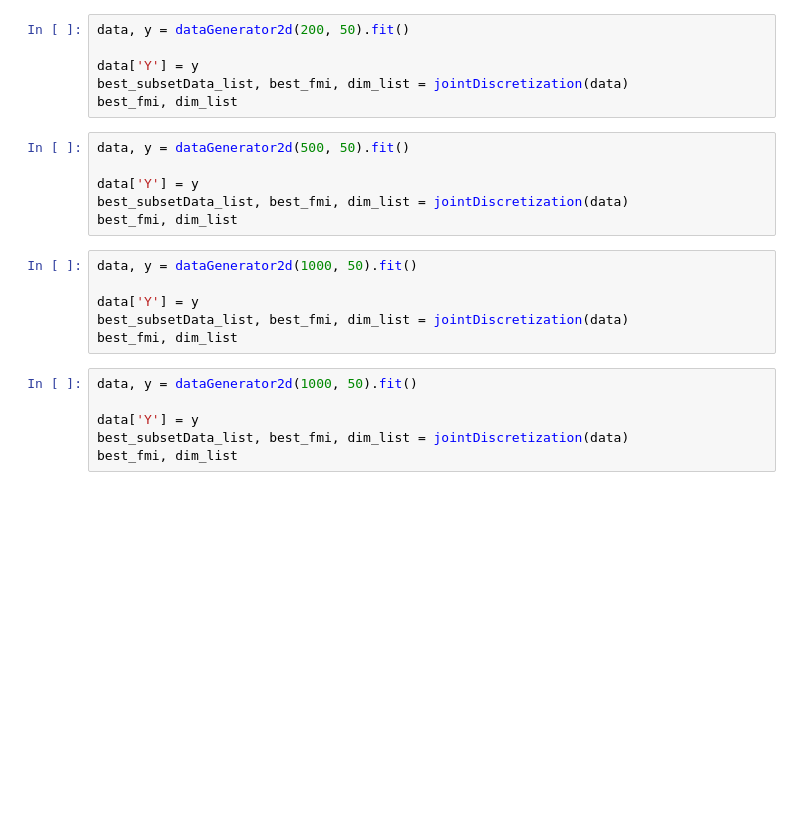
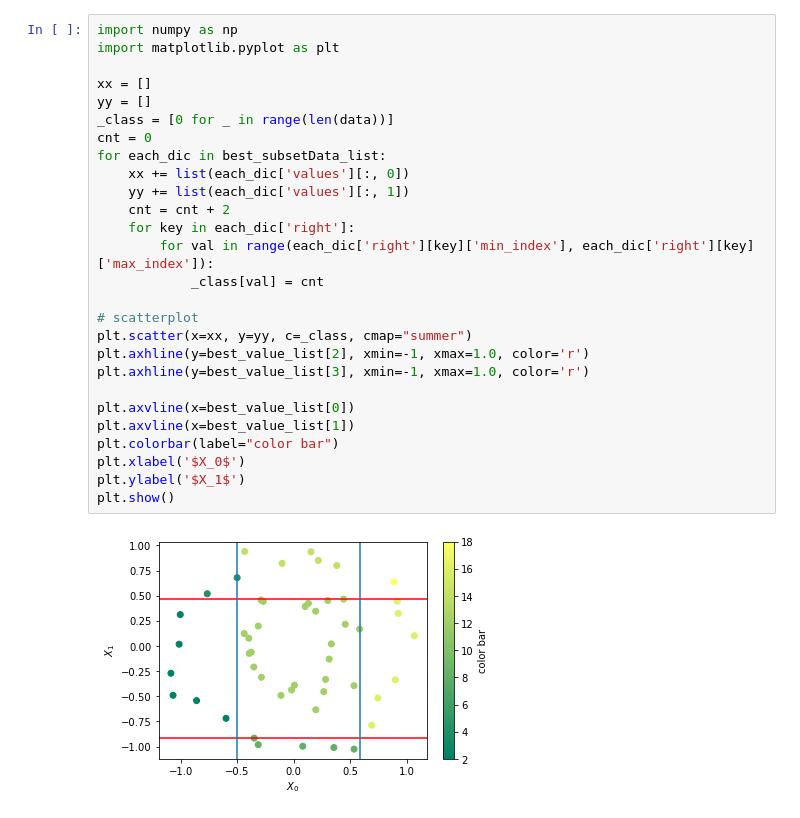
Before and after one commit to YiwenLu-yiwen/PhD, a Jupyter notebook: Trees/efficiency_joint_discretization.ipynb, the cells around one changed output. Saved outputs shown, nothing was run; the diff lists cells and outputs as text; blank space fills up the shorter version.

```diff
--- a/Trees/efficiency_joint_discretization.ipynb
+++ b/Trees/efficiency_joint_discretization.ipynb
@@ -20,24 +73,29 @@ best_fmi, dim_list
-# %%
-data, y = dataGenerator2d(200, 50).fit()
-
-data['Y'] = y
-best_subsetData_list, best_fmi, dim_list = jointDiscretization(data)
-best_fmi, dim_list
-# %%
-data, y = dataGenerator2d(500, 50).fit()
-
-data['Y'] = y
-best_subsetData_list, best_fmi, dim_list = jointDiscretization(data)
-best_fmi, dim_list
-# %%
-data, y = dataGenerator2d(1000, 50).fit()
-
-data['Y'] = y
-best_subsetData_list, best_fmi, dim_list = jointDiscretization(data)
-best_fmi, dim_list
-# %%
-data, y = dataGenerator2d(1000, 50).fit()
-
-data['Y'] = y
-best_subsetData_list, best_fmi, dim_list = jointDiscretization(data)
-best_fmi, dim_list
+# %%
+import numpy as np
+import matplotlib.pyplot as plt
+
+xx = []
+yy = []
+_class = [0 for _ in range(len(data))]
+cnt = 0
+for each_dic in best_subsetData_list:
+    xx += list(each_dic['values'][:, 0])
+    yy += list(each_dic['values'][:, 1])
+    cnt = cnt + 2
+    for key in each_dic['right']:
+        for val in range(each_dic['right'][key]['min_index'], each_dic['right'][key]['max_index']):
+            _class[val] = cnt
+
+# scatterplot
+plt.scatter(x=xx, y=yy, c=_class, cmap="summer")
+plt.axhline(y=best_value_list[2], xmin=-1, xmax=1.0, color='r')
+plt.axhline(y=best_value_list[3], xmin=-1, xmax=1.0, color='r')
+
+plt.axvline(x=best_value_list[0])
+plt.axvline(x=best_value_list[1])
+plt.colorbar(label="color bar")
+plt.xlabel('$X_0$')
+plt.ylabel('$X_1$')
+plt.show()
+# %% [output]
+[figure, added]
```
Also changed, not shown: parts of 8 cells of this notebook.
